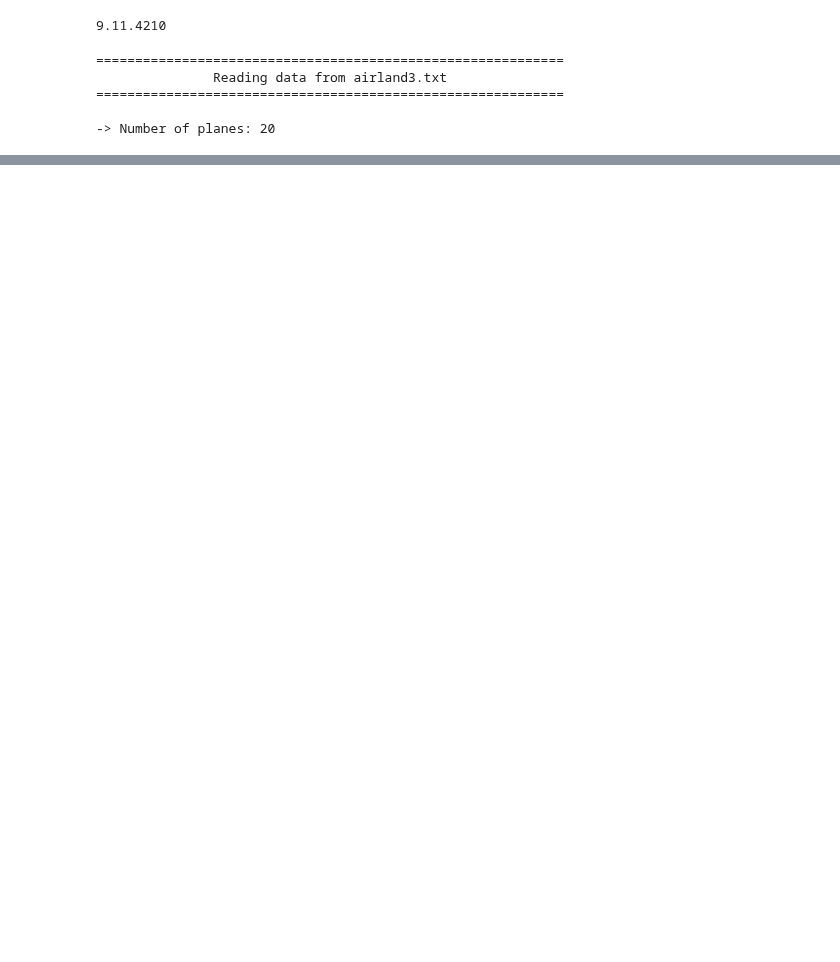
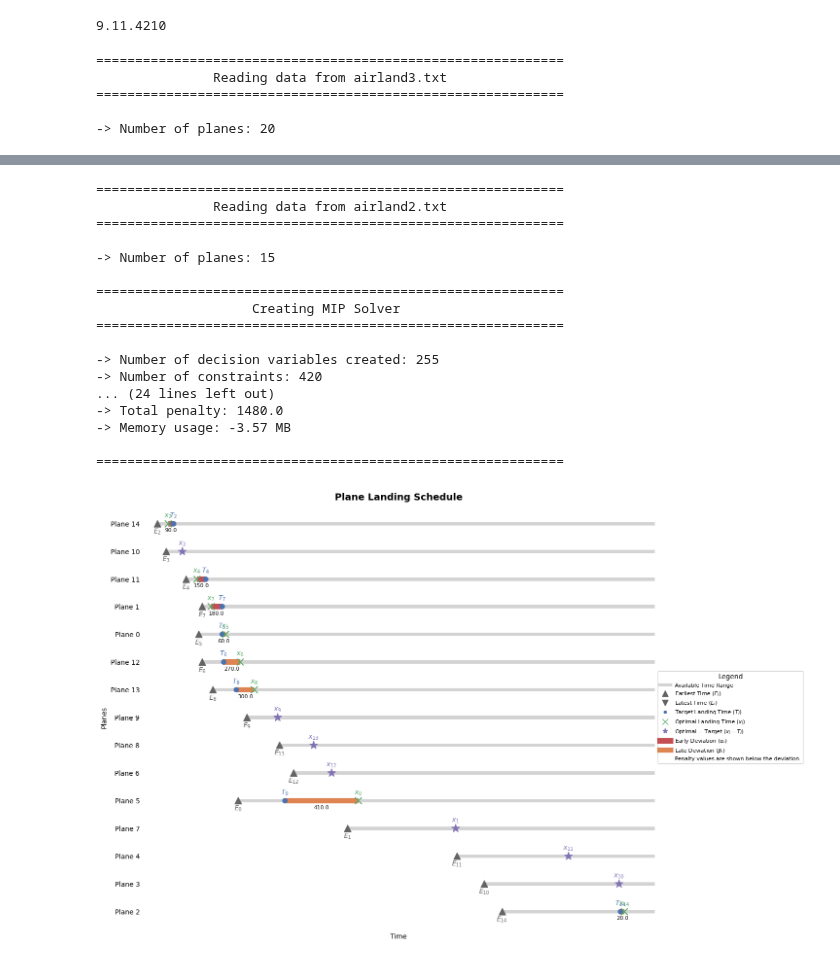
Before and after one commit to brunomfernandes45/aircraft-landings-scheduling, a Jupyter notebook: src/report.ipynb, the cells around one changed output, grey strips where cells are left out. Saved outputs shown, nothing was run; the diff lists cells and outputs as text; code cells hidden in the pictures; blank space fills up the shorter version.

```diff
--- a/src/report.ipynb
+++ b/src/report.ipynb
@@ -162,0 +166,29 @@ metrics_MIP_single_runway = performance_MIP(solver, memory_before, memory_after)
+# %%
+filename = "data/airland2.txt"
+
+num_planes, planes_data, separation_times = read_data(filename)
+
+solver, variables, memory_before, memory_after = solve_single_runway_mip(
+    num_planes, planes_data, separation_times
+)
+metrics_MIP_single_runway = performance_MIP(solver, memory_before, memory_after)
+visualize_solution(num_planes, planes_data, variables)
+# %% [output]
+============================================================
+               Reading data from airland2.txt
+============================================================
+
+-> Number of planes: 15
+
+============================================================
+                    Creating MIP Solver
+============================================================
+
+-> Number of decision variables created: 255
+-> Number of constraints: 420
+... (24 lines left out)
+-> Total penalty: 1480.0
+-> Memory usage: -3.57 MB
+
+============================================================
+[figure, added]
```
Also changed, not shown: parts of 6 cells of this notebook, 5 other files.
